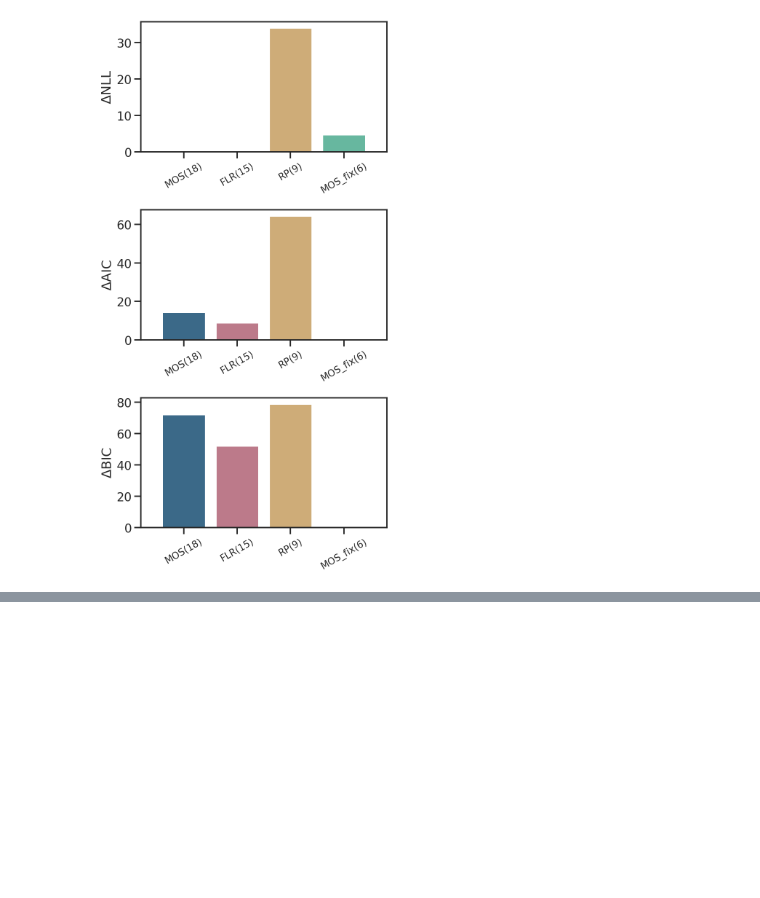
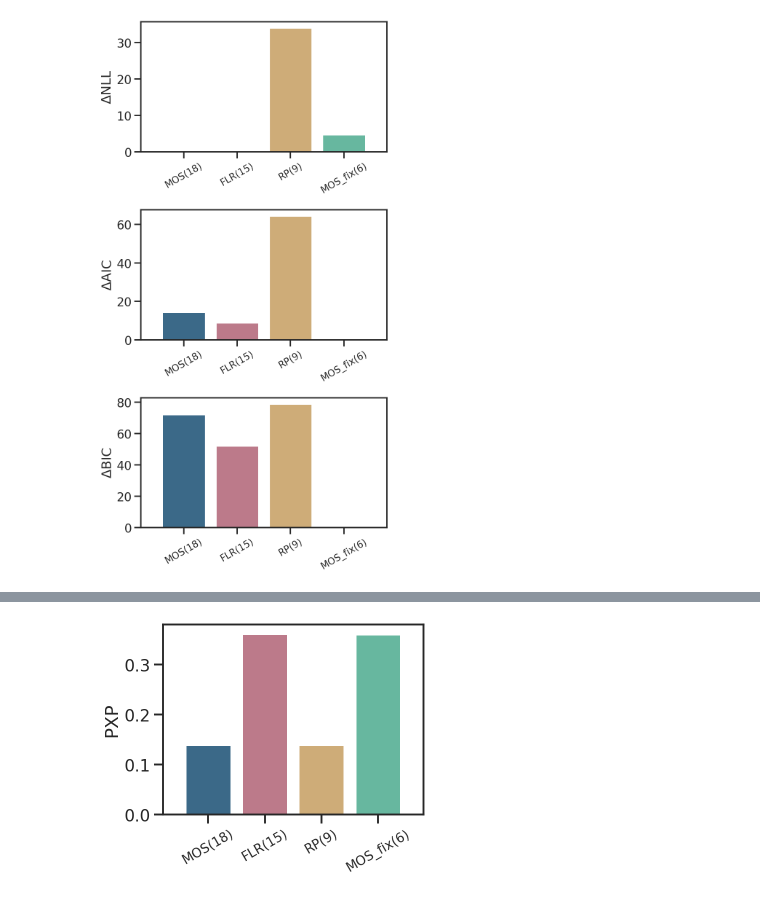
Before and after one commit to fangzefunny/policy-analysis, a Jupyter notebook: notes/model_recovery.ipynb, the cells around one changed output, grey strips where cells are left out. Drawn from its saved outputs; the diff is of its cells as text; code cells hidden in the pictures; blank space fills up the shorter version.

```diff
--- a/notes/model_recovery.ipynb
+++ b/notes/model_recovery.ipynb
@@ -115,0 +120,4 @@ FileNotFoundError: [Errno 2] No such file or directory: 'fits/exp1data-MOS/fit_s
+# %%
+show_bms('exp1data-FLR', models=['MOS', 'FLR', 'RP', 'MOS_fix'])
+# %% [output]
+[figure, added]
```
Also changed, not shown: parts of 7 cells of this notebook, 12 other files.
